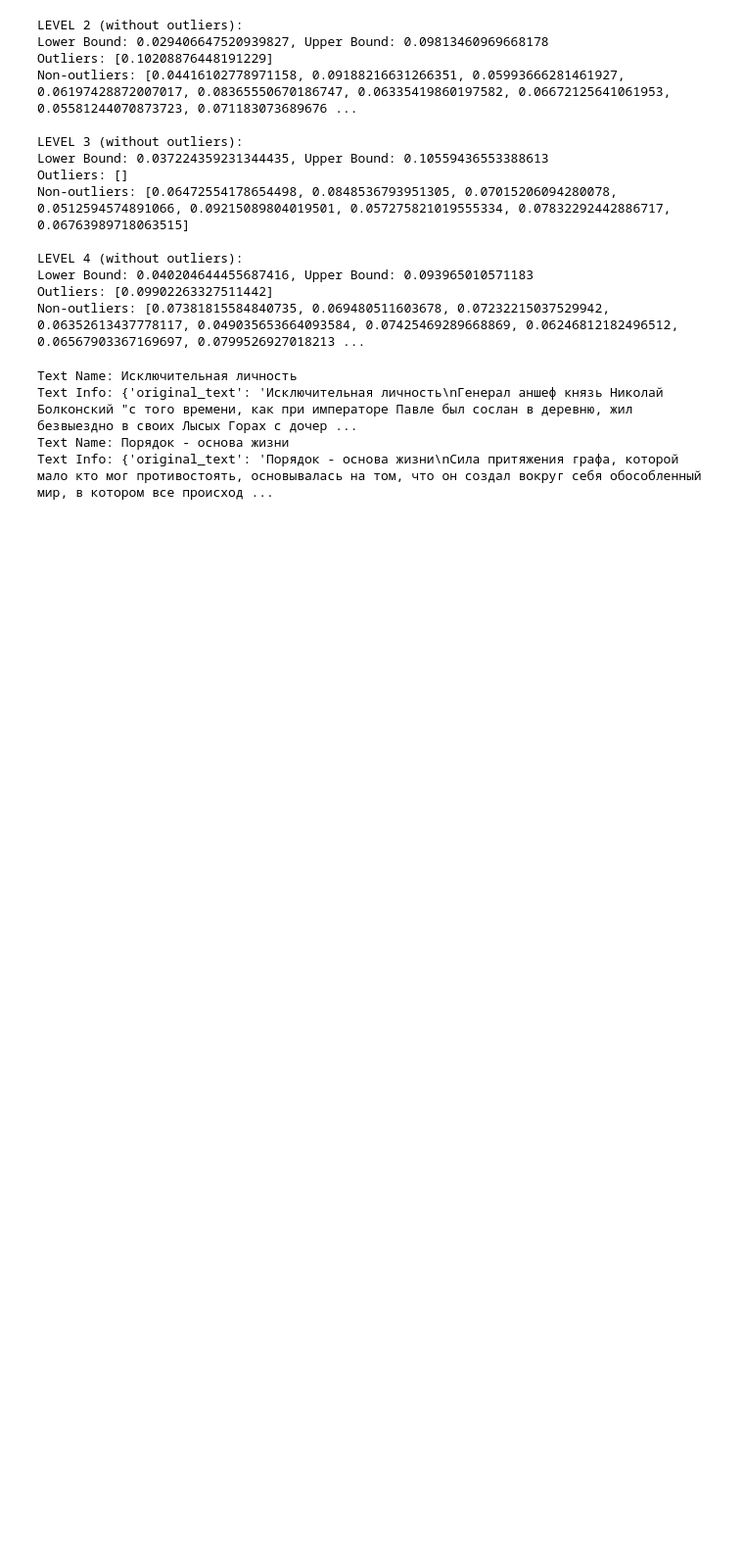
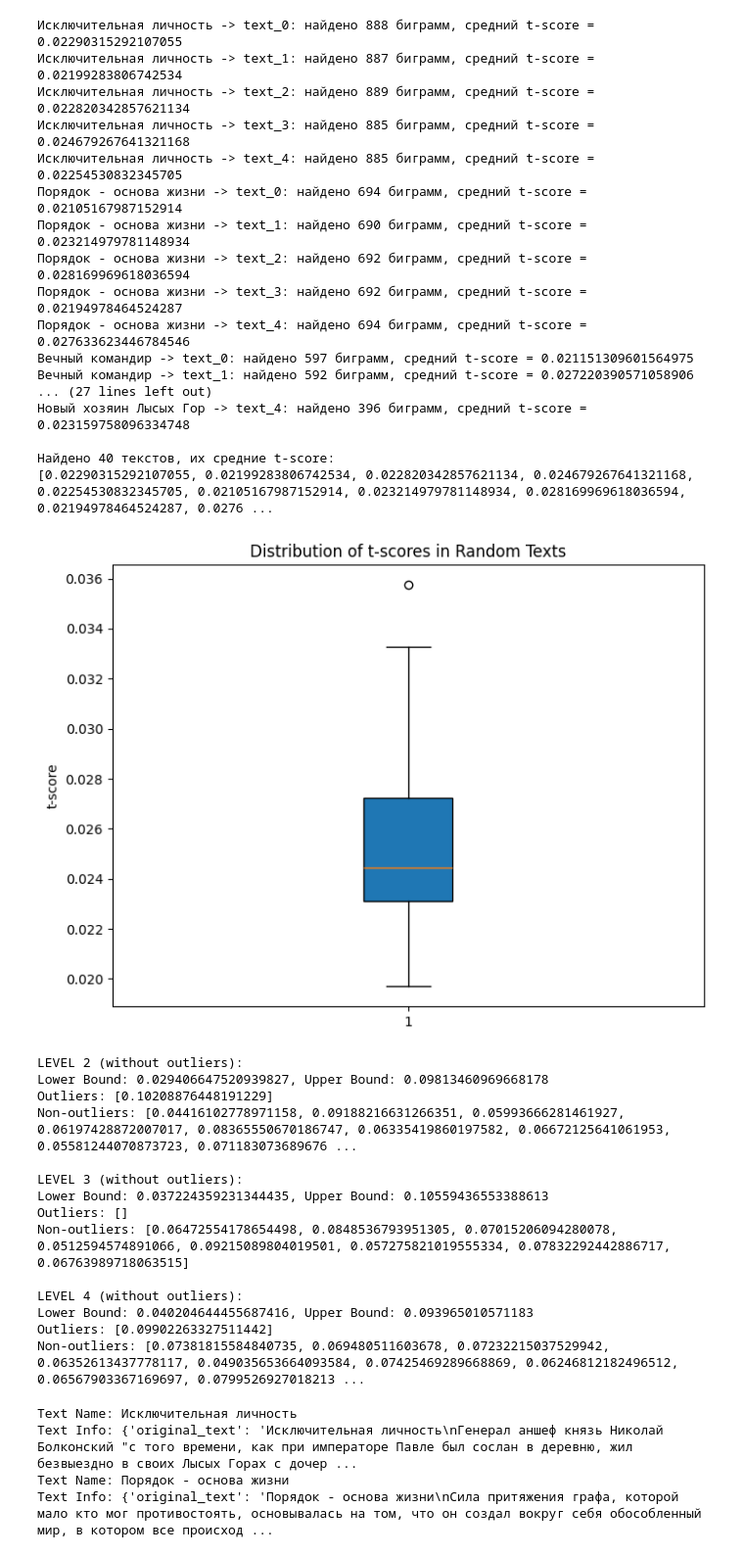
Before and after one commit to Vakhranev/Heritage, a Jupyter notebook: t-score + студенты: ящики.ipynb, the cells around one changed output. Shown at 98% size. Drawn from its saved outputs; the diff is of its cells as text; code cells hidden in the pictures; blank space fills up the shorter version.

```diff
--- a/t-score + студенты: ящики.ipynb
+++ b/t-score + студенты: ящики.ipynb
@@ -280,3 +400,66 @@ Random Collocations Count: 40
+# %%
+import json
+import numpy as np
+import matplotlib.pyplot as plt
+
+def load_json(file_path):
+    with open(file_path, 'r', encoding='utf-8') as file:
+        return json.load(file)
+
+def extract_random_texts_t_scores(texts_data):
+    random_texts_means = []
+
+    for text_name, text_info in texts_data.items():
+        if "random_texts" not in text_info:
+            print(f"{text_name}: нет random_texts")
+            continue
+
+        for random_text_key, random_text_info in text_info["random_texts"].items():
+            if "bigrams_unique" not in random_text_info:
+                print(f"{text_name} -> {random_text_key}: нет bigrams_unique")
+                continue
+
+            t_scores = [info["t_score"] for info in random_text_info["bigrams_unique"].values()]
+            mean_t_score = np.mean(t_scores) if t_scores else 0
+
+            print(f"{text_name} -> {random_text_key}: найдено {len(t_scores)} биграмм, средний t-score = {mean_t_score}")
+            random_texts_means.append(mean_t_score)
+
+    print(f"\nНайдено {len(random_texts_means)} текстов, их средние t-score:")
+    print(random_texts_means)
+    return random_texts_means
+
+# Загрузка данных
+lib_random_texts = load_json('updated_lib_random_texts.json')
+
+# Обработка данных
+random_text_means = extract_random_texts_t_scores(lib_random_texts)
+
+# Визуализация
+plt.figure(figsize=(8, 6))
+plt.boxplot(random_text_means, patch_artist=True)
+plt.ylabel('t-score')
+plt.title('Distribution of t-scores in Random Texts')
+plt.show()
+# %% [output]
+Исключительная личность -> text_0: найдено 888 биграмм, средний t-score = 0.02290315292107055
+Исключительная личность -> text_1: найдено 887 биграмм, средний t-score = 0.02199283806742534
+Исключительная личность -> text_2: найдено 889 биграмм, средний t-score = 0.022820342857621134
+Исключительная личность -> text_3: найдено 885 биграмм, средний t-score = 0.024679267641321168
+Исключительная личность -> text_4: найдено 885 биграмм, средний t-score = 0.02254530832345705
+Порядок - основа жизни -> text_0: найдено 694 биграмм, средний t-score = 0.02105167987152914
+Порядок - основа жизни -> text_1: найдено 690 биграмм, средний t-score = 0.023214979781148934
+Порядок - основа жизни -> text_2: найдено 692 биграмм, средний t-score = 0.028169969618036594
+Порядок - основа жизни -> text_3: найдено 692 биграмм, средний t-score = 0.02194978464524287
+Порядок - основа жизни -> text_4: найдено 694 биграмм, средний t-score = 0.027633623446784546
+Вечный командир -> text_0: найдено 597 биграмм, средний t-score = 0.021151309601564975
+Вечный командир -> text_1: найдено 592 биграмм, средний t-score = 0.027220390571058906
+... (27 lines left out)
+Новый хозяин Лысых Гор -> text_4: найдено 396 биграмм, средний t-score = 0.023159758096334748
+
+Найдено 40 текстов, их средние t-score:
+[0.02290315292107055, 0.02199283806742534, 0.022820342857621134, 0.024679267641321168, 0.02254530832345705, 0.02105167987152914, 0.023214979781148934, 0.028169969618036594, 0.02194978464524287, 0.0276 ...
+[figure, added]
 # %%
 # Подсчёт пограничных значений без учёта выбросов для каждого уровня
 for i, data in enumerate(data_to_plot[:3]):
```
Also changed, not shown: parts of 2 cells of this notebook.
